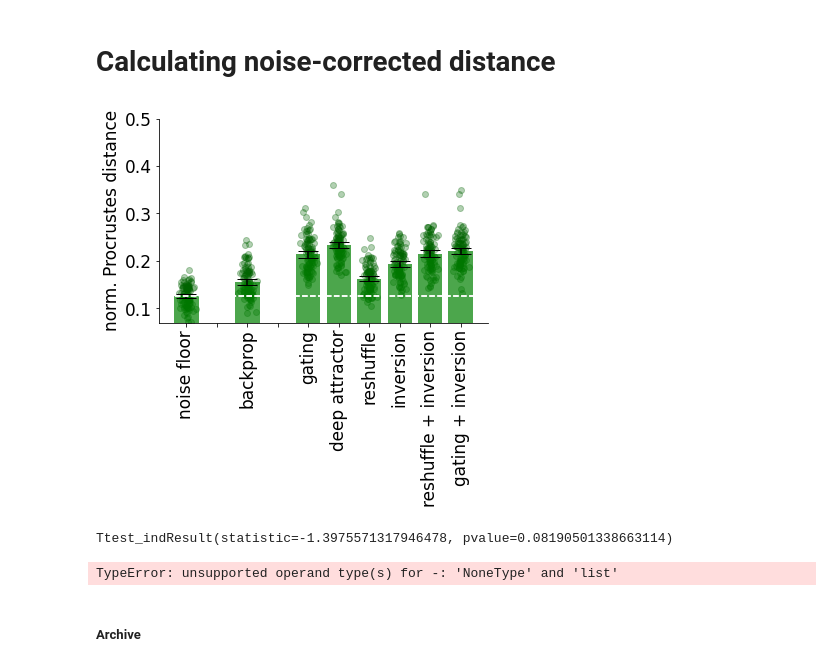
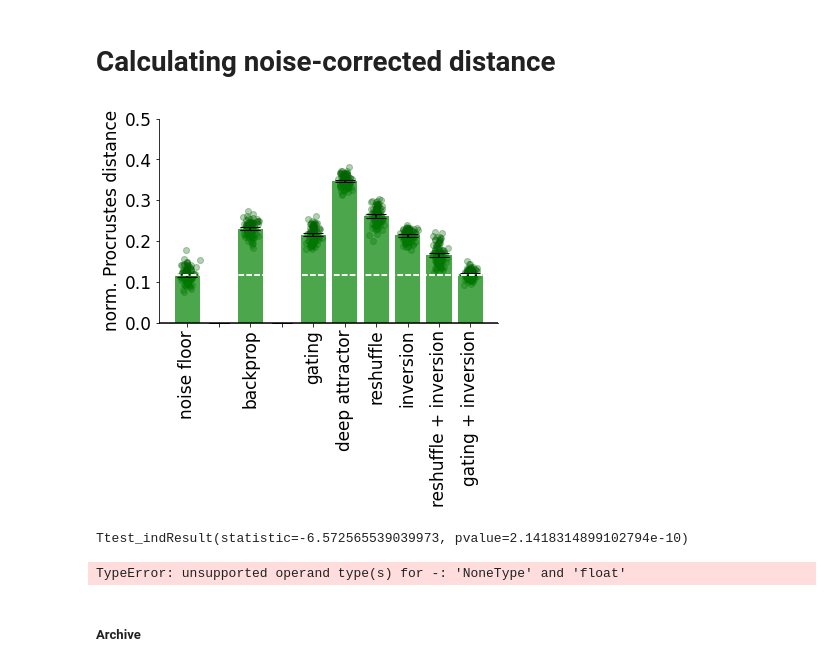
Before and after one commit to azaho/ccn_story3, a Jupyter notebook: netdist.ipynb, the cells around one changed output. Drawn from its saved outputs; the diff is of its cells as text; code cells hidden in the pictures.

```diff
--- a/netdist.ipynb
+++ b/netdist.ipynb
@@ -87,6 +87,11 @@ all_networks = {
         "names": [f"data/backpropCTRNN_2DIR1O_dr100_n0.1_la0_e1_dp1.0_r{i}" for i in range(30)],
         "indices": np.arange(0, 64, 16)
     },
+    "backprop_nd": {
+        "color": "black",
+        "names": [f"data/backpropCTRNN_2DIR1O_dr100_n0.1_la0_e1_dp0.0_r{i}" for i in range(30)],
+        "indices": np.arange(0, 64, 16)
+    },
     "gating": {
         "color": "green",  # color of dots on the graph
         "names": [f"data/hdgatingCTRNN_2DIR1O_dr100_n0.1_la0_e1_dp1.0_r{i}" for i in range(30)],  # directories
@@ -99,7 +104,7 @@ all_networks = {
     },
     "reshuffle": {
         "color": "blue",
-        "names": [f"data/hdreshuffle_adCTRNN_2DIR1O_dr100_n0.1_la0_sa130_e1_dp1.0_r{i}" for i in range(30)],
+        "names": [f"data/hdreshuffleCTRNN_2DIR1O_dr100_n0.1_la0_sa130_e1_dp1.0_r{i}" for i in range(30)],
         "indices": np.arange(0, 64, 16)
     },
     "inversion": {
@@ -675,7 +682,7 @@ P = 6.6590436557204835e-09
 # %%
 metric = LinearMetric(alpha=1.0, zero_pad=True)
 
-neuraldata_name = "backprop"
+neuraldata_name = "mendoza_halliday_et_al_2014"
 comparison_networks_names = [None, "backprop", None, "gating", "deep_attractor", "reshuffle", "inversion", "gating+reshuffle", "gating+inversion", ]
 comparison_networks_displaynames = ["noise floor", None, "backprop", None, "gating", "deep attractor", "reshuffle", "inversion", "reshuffle + inversion", "gating + inversion", ]
 
@@ -690,14 +697,14 @@ for comparison_network in comparison_networks_names:
     N_repeats = 100
     for i in range(N_repeats):
         array_a = arrays[all_networks[neuraldata_name]['ids'][0]]
-        array_a = arrays[np.random.choice(all_networks[neuraldata_name]['ids'])]
-        array_b = arrays[np.random.choice(all_networks[comparison_network]['ids'])]
+        array_a = arrays[np.random.choice(all_networks[neuraldata_name]['ids'], replace=False)]
+        array_b = arrays[np.random.choice(all_networks[comparison_network]['ids'], replace=False)]
         # Split the neural data in two groups (for noise ceiling calculation)
         n_samples = min(array_a.shape[1]//2, array_b.shape[1])
-        indices_a = np.random.choice(np.arange(array_a.shape[1]), n_samples*2)
+        indices_a = np.random.choice(np.arange(array_a.shape[1]), n_samples*2, replace=False)
         indices_a1 = indices_a[:n_samples]
         indices_a2 = indices_a[n_samples:]
-        indices_b = np.random.choice(np.arange(array_b.shape[1]), n_samples)
+        indices_b = np.random.choice(np.arange(array_b.shape[1]), n_samples, replace=False)
 
         X, Y = array_a[:, indices_a1], array_a[:, indices_a2]
         metric.fit(X, Y)
@@ -732,40 +739,40 @@ width = 0.8  # the width of the bars
 
 fig, ax = plt.subplots(figsize=(6, 6))
 plt.rc('font', **{'family': 'DejaVu Sans', 'weight': 'normal', 'size': 17})
 
 # Add data points
 for i, mean in enumerate(means):
     y_values = distances_list[i]
     if y_values is None: continue
     ax.scatter(np.random.randn(len(y_values))*0.1+i, y_values, color='darkgreen', zorder=0, alpha=0.3)
 
 # Create bars with error bars
 rects1 = ax.bar(x, means, width, yerr=errors, color="green", alpha=0.7, label='Means', capsize=10)
 ax.axhline(means[0], color="white", linestyle="--")
 ax.axhline(means[0], color="white", linestyle="--")
 
 # Labels and titles
 ax.set_ylabel('norm. Procrustes distance')
 #ax.set_title(f'distances to {neuraldata_name}')
 ax.set_xticks(x)
 ax.set_xticklabels(comparison_networks_displaynames, rotation=90)
 ax.axhline(0, color='black')
 plt.gca().spines['top'].set_visible(False)
 plt.gca().spines['right'].set_visible(False)
-plt.ylim(0.07, 0.5)
+plt.ylim(0.00, 0.5)
 #ax.legend()
 
 fig.tight_layout()
 
 # Show plot
 plt.show()
 # %% [output]
-[figure, old version]
+[figure, new version]
 # %%
 import scipy
 scipy.stats.ttest_ind(comparison_distances[1], comparison_distances[5], alternative="less")
 # %% [output]
-Ttest_indResult(statistic=-1.3975571317946478, pvalue=0.08190501338663114)
+Ttest_indResult(statistic=-6.572565539039973, pvalue=2.1418314899102794e-10)
 # %%
 distances_list = [(x-distances_a1a2)/(1-distances_a1a2) for x in comparison_distances]
 labels = comparison_networks_names
@@ -807,7 +814,7 @@ fig.tight_layout()
 # Show plot
 plt.show()
 # %% [output]
-TypeError: unsupported operand type(s) for -: 'NoneType' and 'list'
+TypeError: unsupported operand type(s) for -: 'NoneType' and 'float'
 # %% [markdown]
 ##### Archive
 # %%
```
Also changed, not shown: parts of 5 cells of this notebook, 3 other files.
